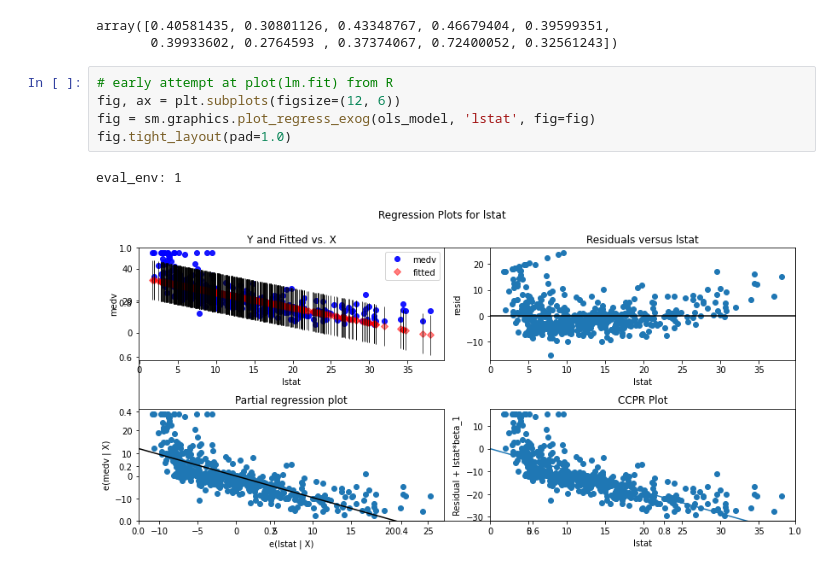
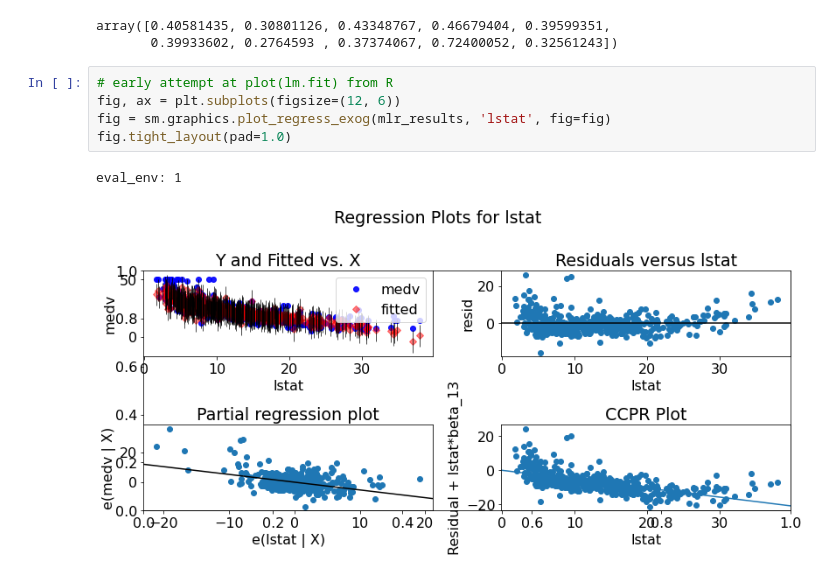
Before and after one commit to bkdevart/islr2, a Jupyter notebook: python/islr2_3.ipynb, the cells around one changed output. Drawn from its saved outputs; the diff is of its cells as text.

```diff
--- a/python/islr2_3.ipynb
+++ b/python/islr2_3.ipynb
@@ -581,8 +619,8 @@ array([0.40581435, 0.30801126, 0.43348767, 0.46679404, 0.39599351,
 # %%
 # early attempt at plot(lm.fit) from R
 fig, ax = plt.subplots(figsize=(12, 6))
-fig = sm.graphics.plot_regress_exog(ols_model, 'lstat', fig=fig)
+fig = sm.graphics.plot_regress_exog(mlr_results, 'lstat', fig=fig)
 fig.tight_layout(pad=1.0)
 # %% [output]
 eval_env: 1
-[figure, old version]
+[figure, new version]
```
Also changed, not shown: parts of 8 cells of this notebook.
